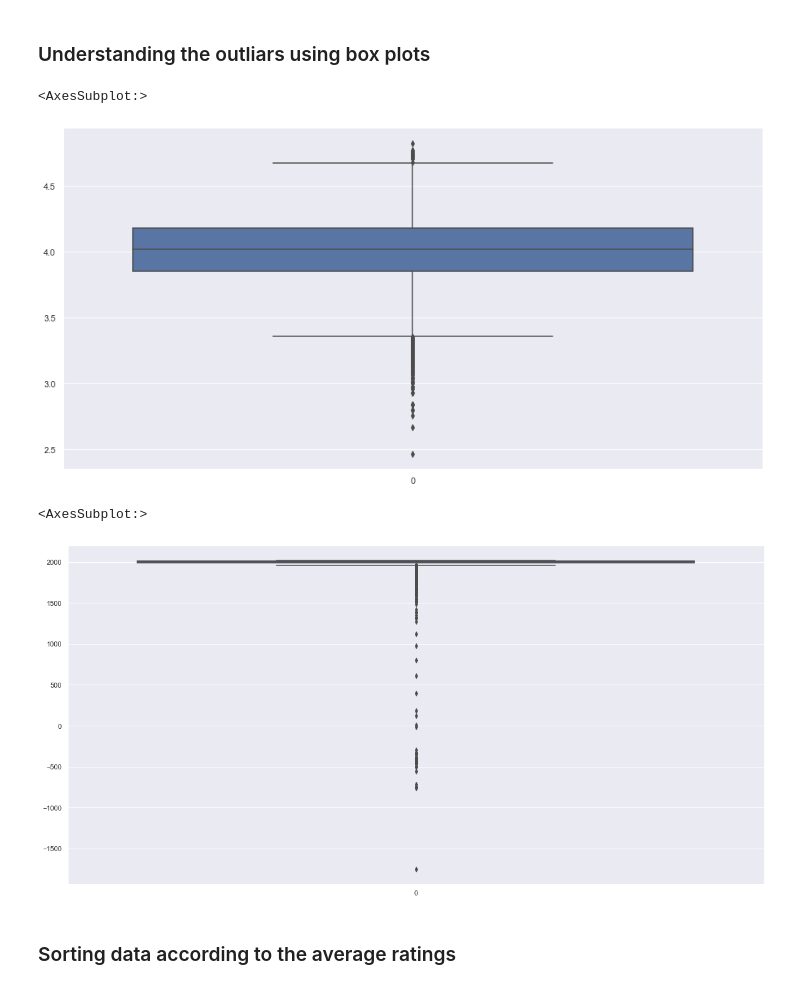
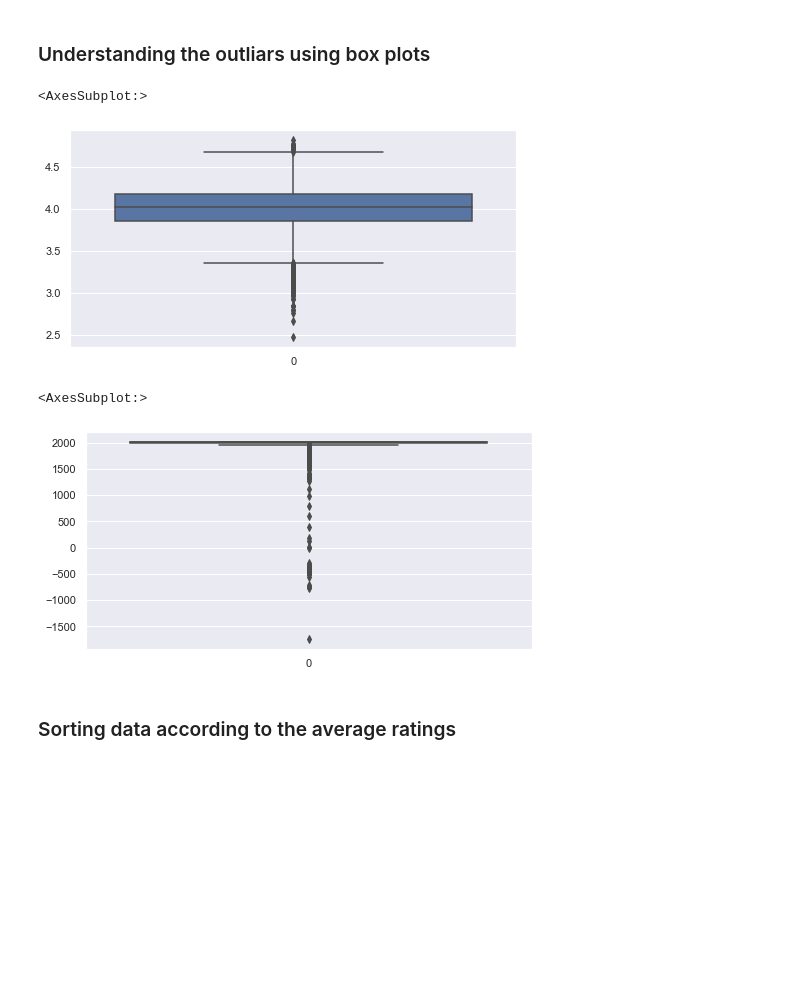
Before and after one commit to ChetanNain/CMPE-255, a Jupyter notebook: data_preprocessing/data_preprocessing_chetan_nain.ipynb, the cells around one changed output. Cells and saved outputs as stored; diff of their text form; code cells hidden in the pictures; blank space fills up the shorter version.

```diff
--- a/data_preprocessing/data_preprocessing_chetan_nain.ipynb
+++ b/data_preprocessing/data_preprocessing_chetan_nain.ipynb
@@ -134,17 +134,17 @@ dtype: int64
 # %% [markdown]
 ### Understanding the outliars using box plots
 # %%
-plt.figure(figsize=(16,8))
+plt.figure(figsize=(8,4))
 sns.boxplot(data=books_data['average_rating'])
 # %% [output]
 <AxesSubplot:>
-[figure, old version]
+[figure, new version]
 # %%
-plt.figure(figsize=(20,10))
+plt.figure(figsize=(8,4))
 sns.boxplot(data=books_data['original_publication_year'])
 # %% [output]
 <AxesSubplot:>
-[figure, old version]
+[figure, new version]
 # %% [markdown]
 ### Sorting data according to the average ratings
 # %%
```
Also changed, not shown: 4 other files.
